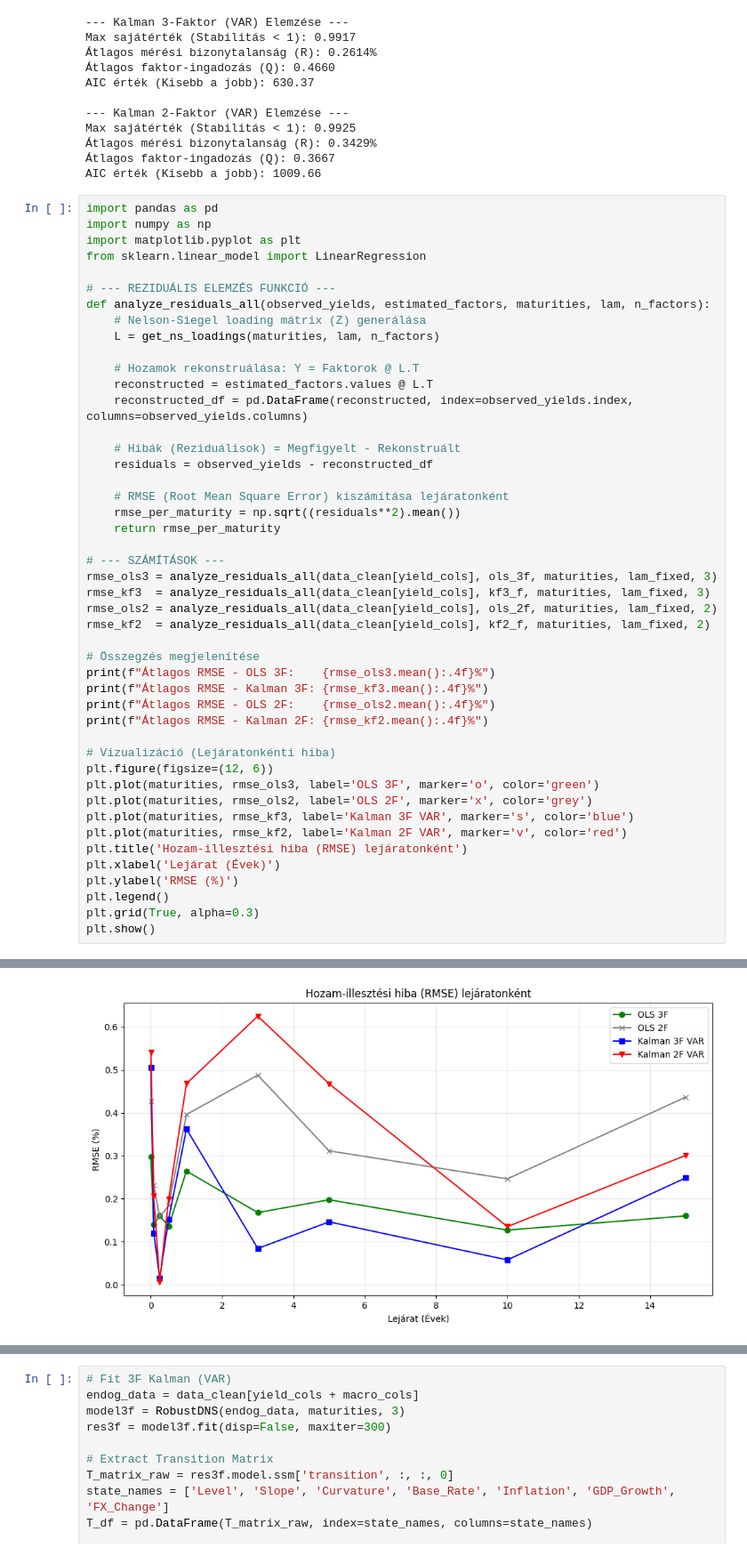
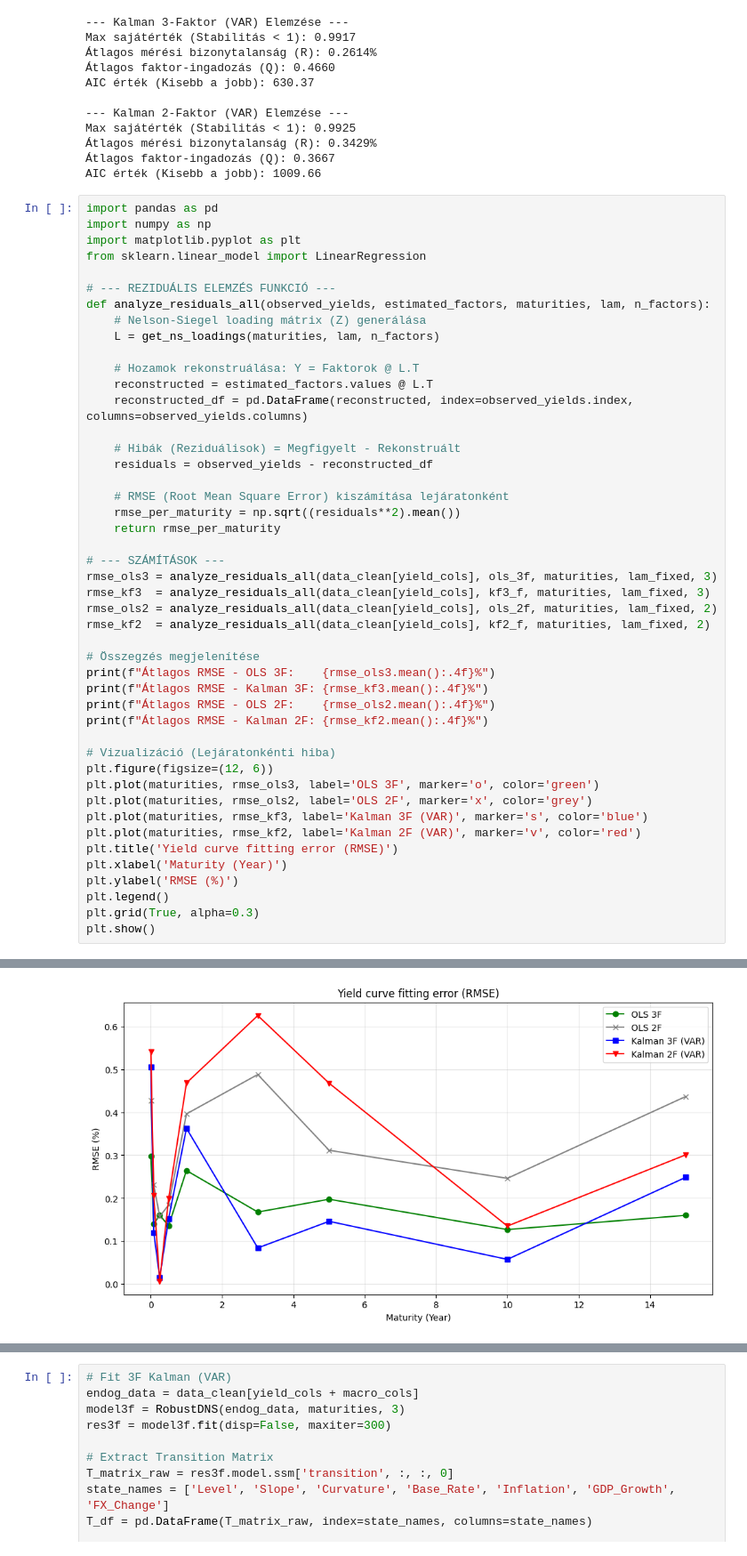
Before and after one commit to KraBence/Project_lab_NS_model, a Jupyter notebook: Final.ipynb, the cells around one changed output, grey strips where cells are left out. Shown at 89% size. Cells and saved outputs as stored; diff of their text form.

```diff
--- a/Final.ipynb
+++ b/Final.ipynb
@@ -238,38 +316,38 @@ def analyze_residuals_all(observed_yields, estimated_factors, maturities, lam, n
 
     # RMSE (Root Mean Square Error) kiszámítása lejáratonként
     rmse_per_maturity = np.sqrt((residuals**2).mean())
     return rmse_per_maturity
 
 # --- SZÁMÍTÁSOK ---
 rmse_ols3 = analyze_residuals_all(data_clean[yield_cols], ols_3f, maturities, lam_fixed, 3)
 rmse_kf3  = analyze_residuals_all(data_clean[yield_cols], kf3_f, maturities, lam_fixed, 3)
 rmse_ols2 = analyze_residuals_all(data_clean[yield_cols], ols_2f, maturities, lam_fixed, 2)
 rmse_kf2  = analyze_residuals_all(data_clean[yield_cols], kf2_f, maturities, lam_fixed, 2)
 
 # Összegzés megjelenítése
 print(f"Átlagos RMSE - OLS 3F:    {rmse_ols3.mean():.4f}%")
 print(f"Átlagos RMSE - Kalman 3F: {rmse_kf3.mean():.4f}%")
 print(f"Átlagos RMSE - OLS 2F:    {rmse_ols2.mean():.4f}%")
 print(f"Átlagos RMSE - Kalman 2F: {rmse_kf2.mean():.4f}%")
 
 # Vizualizáció (Lejáratonkénti hiba)
 plt.figure(figsize=(12, 6))
 plt.plot(maturities, rmse_ols3, label='OLS 3F', marker='o', color='green')
 plt.plot(maturities, rmse_ols2, label='OLS 2F', marker='x', color='grey')
-plt.plot(maturities, rmse_kf3, label='Kalman 3F VAR', marker='s', color='blue')
-plt.plot(maturities, rmse_kf2, label='Kalman 2F VAR', marker='v', color='red')
-plt.title('Hozam-illesztési hiba (RMSE) lejáratonként')
-plt.xlabel('Lejárat (Évek)')
+plt.plot(maturities, rmse_kf3, label='Kalman 3F (VAR)', marker='s', color='blue')
+plt.plot(maturities, rmse_kf2, label='Kalman 2F (VAR)', marker='v', color='red')
+plt.title('Yield curve fitting error (RMSE)')
+plt.xlabel('Maturity (Year)')
 plt.ylabel('RMSE (%)')
 plt.legend()
 plt.grid(True, alpha=0.3)
 plt.show()
 # %% [output]
 Átlagos RMSE - OLS 3F:    0.1834%
 Átlagos RMSE - Kalman 3F: 0.1881%
 Átlagos RMSE - OLS 2F:    0.3199%
 Átlagos RMSE - Kalman 2F: 0.3277%
-[figure, old version]
+[figure, new version]
 # %%
 def get_res_and_rmse(obs, est, n_factors):
     L = get_ns_loadings(maturities, lam_fixed, n_factors)
```
Also changed, not shown: parts of 7 cells of this notebook.
